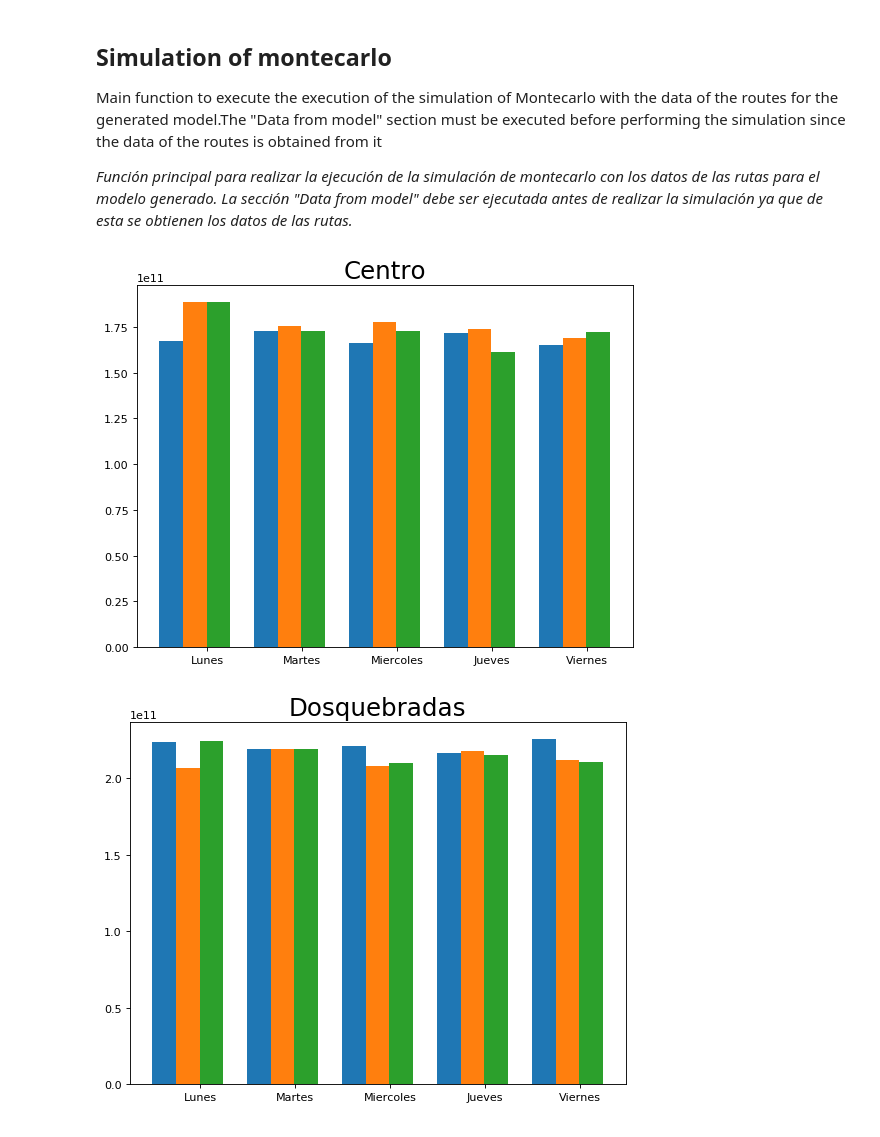
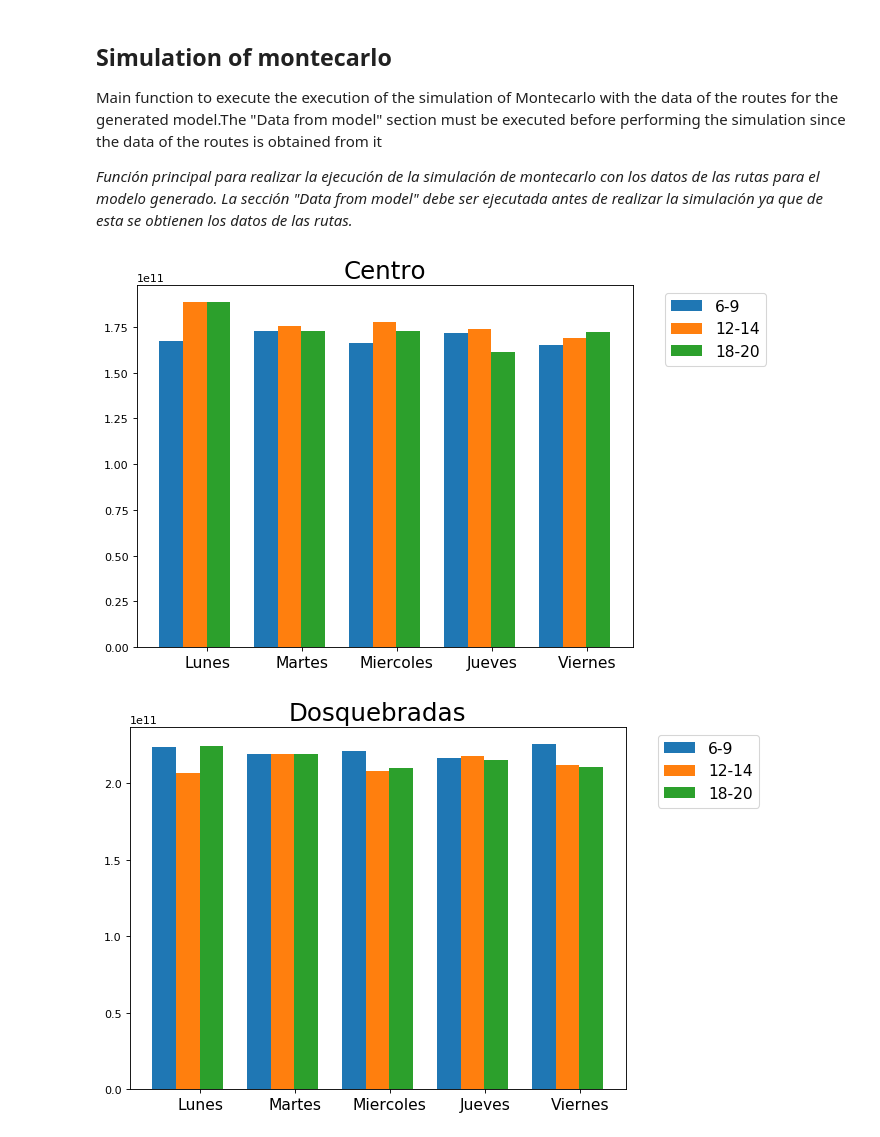
Before and after one commit to Nany262/MonteCarlo-Simulation, a Jupyter notebook: simulation-code-google.ipynb, the cells around one changed output. Drawn from its saved outputs; the diff is of its cells as text; code cells hidden in the pictures.

Commit message:
Graphics

```diff
--- a/simulation-code-google.ipynb
+++ b/simulation-code-google.ipynb
@@ -218,24 +218,25 @@ for substation in substations:
 # %%
 #Energy in Centro
 
 file_6_9 = pd.read_csv('Substations/Centro/6-9.csv', header=0)
 file_12_14 = pd.read_csv('Substations/Centro/12-14.csv', header=0)
 file_18_20 = pd.read_csv('Substations/Centro/18-20.csv', header=0)
 
 data_6_9 = [np.mean(file_6_9['Lunes']),np.mean(file_6_9['Martes']),np.mean(file_6_9['Miercoles']),np.mean(file_6_9['Jueves']),np.mean(file_6_9['Viernes'])]
 data_12_14 = [np.mean(file_12_14['Lunes']),np.mean(file_12_14['Martes']),np.mean(file_12_14['Miercoles']),np.mean(file_12_14['Jueves']),np.mean(file_12_14['Viernes'])]
 data_18_20 = [np.mean(file_18_20['Lunes']),np.mean(file_18_20['Martes']),np.mean(file_18_20['Miercoles']),np.mean(file_18_20['Jueves']),np.mean(file_18_20['Viernes'])]
 
 x = np.arange(5)
 plt.figure(figsize=(8, 6), dpi=80)
 plt.bar(x + 0.00, data_6_9, width = 0.25)
 plt.bar(x + 0.25, data_12_14, width = 0.25)
 plt.bar(x + 0.50, data_18_20, width = 0.25)
 plt.title('Centro', fontsize=22)
-plt.xticks(x+0.38, ["Lunes", "Martes", "Miercoles", "Jueves", "Viernes"])
+plt.legend(['6-9','12-14','18-20'],bbox_to_anchor=(1.05, 1.0), fontsize=14)
+plt.xticks(x+0.38, ["Lunes", "Martes", "Miercoles", "Jueves", "Viernes"], fontsize=14)
 plt.show()
 # %% [output]
-[figure, old version]
+[figure, new version]
 # %%
 #Energy in Dosquebradas
 
@@ -254,10 +255,11 @@ plt.bar(x + 0.00, data_6_9, width = 0.25)
 plt.bar(x + 0.25, data_12_14, width = 0.25)
 plt.bar(x + 0.50, data_18_20, width = 0.25)
 plt.title('Dosquebradas', fontsize=22)
-plt.xticks(x+0.38, ["Lunes", "Martes", "Miercoles", "Jueves", "Viernes"])
+plt.legend(['6-9','12-14','18-20'],bbox_to_anchor=(1.05, 1.0), fontsize=14)
+plt.xticks(x+0.38, ["Lunes", "Martes", "Miercoles", "Jueves", "Viernes"], fontsize=14)
 plt.show()
 # %% [output]
-[figure, old version]
+[figure, new version]
 # %%
 #Energy in Ventorrillo
 
```
Also changed, not shown: parts of 3 cells of this notebook.
